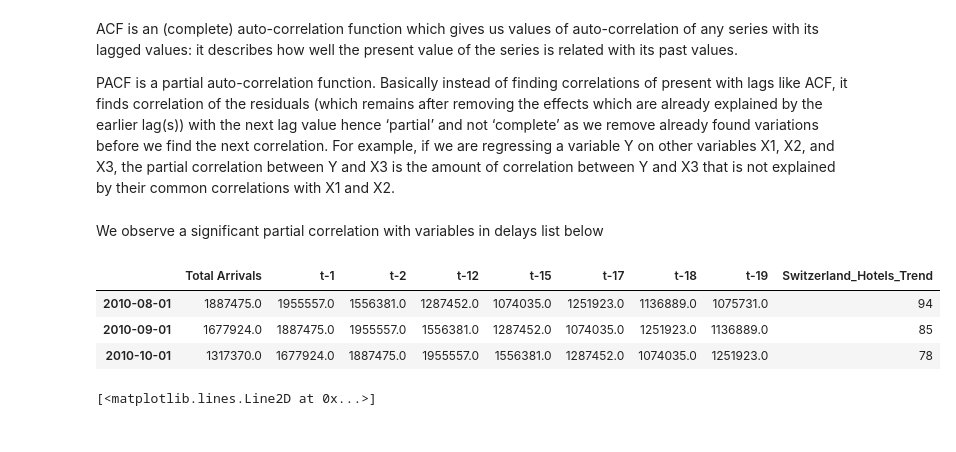
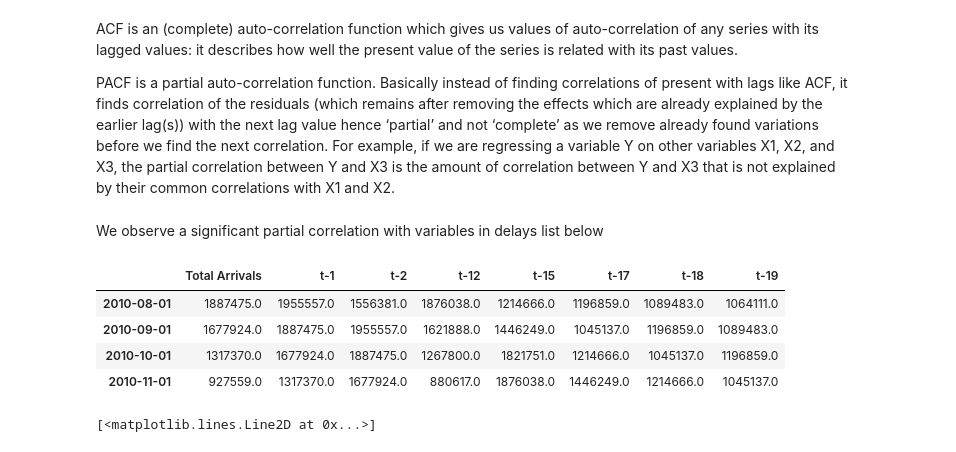
Before and after one commit to naayem/SwissHotelArrivalsPredictor, a Jupyter notebook: Project.ipynb, the cells around one changed output. Drawn from its saved outputs; the diff is of its cells as text; code cells hidden in the pictures.

```diff
--- a/Project.ipynb
+++ b/Project.ipynb
@@ -9,7 +9,7 @@ from sklearn.linear_model import LinearRegression
 from sklearn.metrics import mean_absolute_error
 # %%
 # Loading the data (from Jan 2009 to December 2020)
-data = pd.read_csv('Tourism.csv', delimiter=';', header=1)
+data = pd.read_csv('data/Tourism.csv', delimiter=';', header=1)
 # %%
 data.head(5)
 # %% [output]
@@ -40,3 +40,7 @@ data.head(5)
 | 2009-04-01 | 1045137.0 | 468308.0 | 1671.0 | 164642.0 | 48102.0 | ... |
 | 2009-05-01 | 1214666.0 | 548389.0 | 1120.0 | 183987.0 | 52869.0 | ... |
 5 rows × 78 columns
+# %%
+f = lambda x: x[: -len(x.split()[-1])]
+
+data.columns =  [f(x) for x in data.columns]
@@ -74,19 +125,20 @@ PACF is a partial auto-correlation function. Basically instead of finding correl
 # %% [markdown]
 We observe a significant partial correlation with variables in delays list below
 # %%
-lags = ['t-1', 't-2','t-12', 't-15', 't-17', 't-18', 't-19']
+lags = {1:'t-1', 2:'t-2', 12:'t-12', 15:'t-15', 17:'t-17', 18:'t-18', 19:'t-19' }
 
-for i, lag in enumerate(lags):
-    Arrivals[lag] = Arrivals['Total Arrivals'].shift(i+1)
+for lag in lags:
+    Arrivals[f"t-{lag}"] = Arrivals['Total Arrivals'].shift(lag)
 
 Arrivals = Arrivals.dropna(axis=0)
 # %%
-Arrivals.head(3)
+Arrivals.head(4)
 # %% [output]
-|  | Total Arrivals | t-1 | t-2 | t-12 | t-15 | t-17 | t-18 | t-19 | Switzerland_Hotels_Trend |
-| 2010-08-01 | 1887475.0 | 1955557.0 | 1556381.0 | 1287452.0 | 1074035.0 | 1251923.0 | 1136889.0 | 1075731.0 | 94 |
-| 2010-09-01 | 1677924.0 | 1887475.0 | 1955557.0 | 1556381.0 | 1287452.0 | 1074035.0 | 1251923.0 | 1136889.0 | 85 |
-| 2010-10-01 | 1317370.0 | 1677924.0 | 1887475.0 | 1955557.0 | 1556381.0 | 1287452.0 | 1074035.0 | 1251923.0 | 78 |
+|  | Total Arrivals | t-1 | t-2 | t-12 | t-15 | t-17 | t-18 | t-19 |
+| 2010-08-01 | 1887475.0 | 1955557.0 | 1556381.0 | 1876038.0 | 1214666.0 | 1196859.0 | 1089483.0 | 1064111.0 |
+| 2010-09-01 | 1677924.0 | 1887475.0 | 1955557.0 | 1621888.0 | 1446249.0 | 1045137.0 | 1196859.0 | 1089483.0 |
+| 2010-10-01 | 1317370.0 | 1677924.0 | 1887475.0 | 1267800.0 | 1821751.0 | 1214666.0 | 1045137.0 | 1196859.0 |
+| 2010-11-01 | 927559.0 | 1317370.0 | 1677924.0 | 880617.0 | 1876038.0 | 1446249.0 | 1214666.0 | 1045137.0 |
 # %%
 True_Arrivals = Arrivals['Total Arrivals'][start_date_testing : end_date_testing]
 # %%
```
Also changed, not shown: parts of 8 cells of this notebook, 1 other file.
